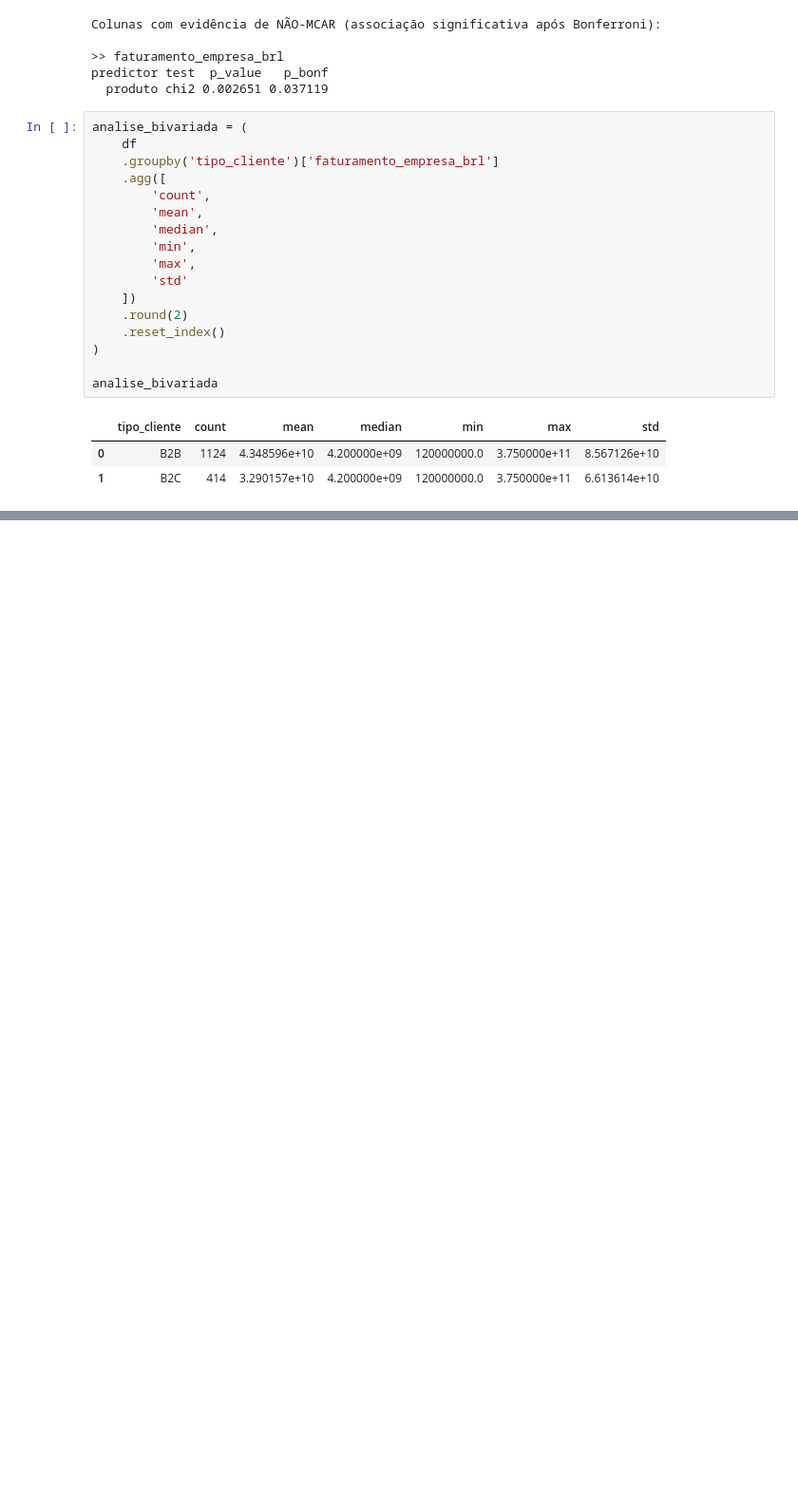
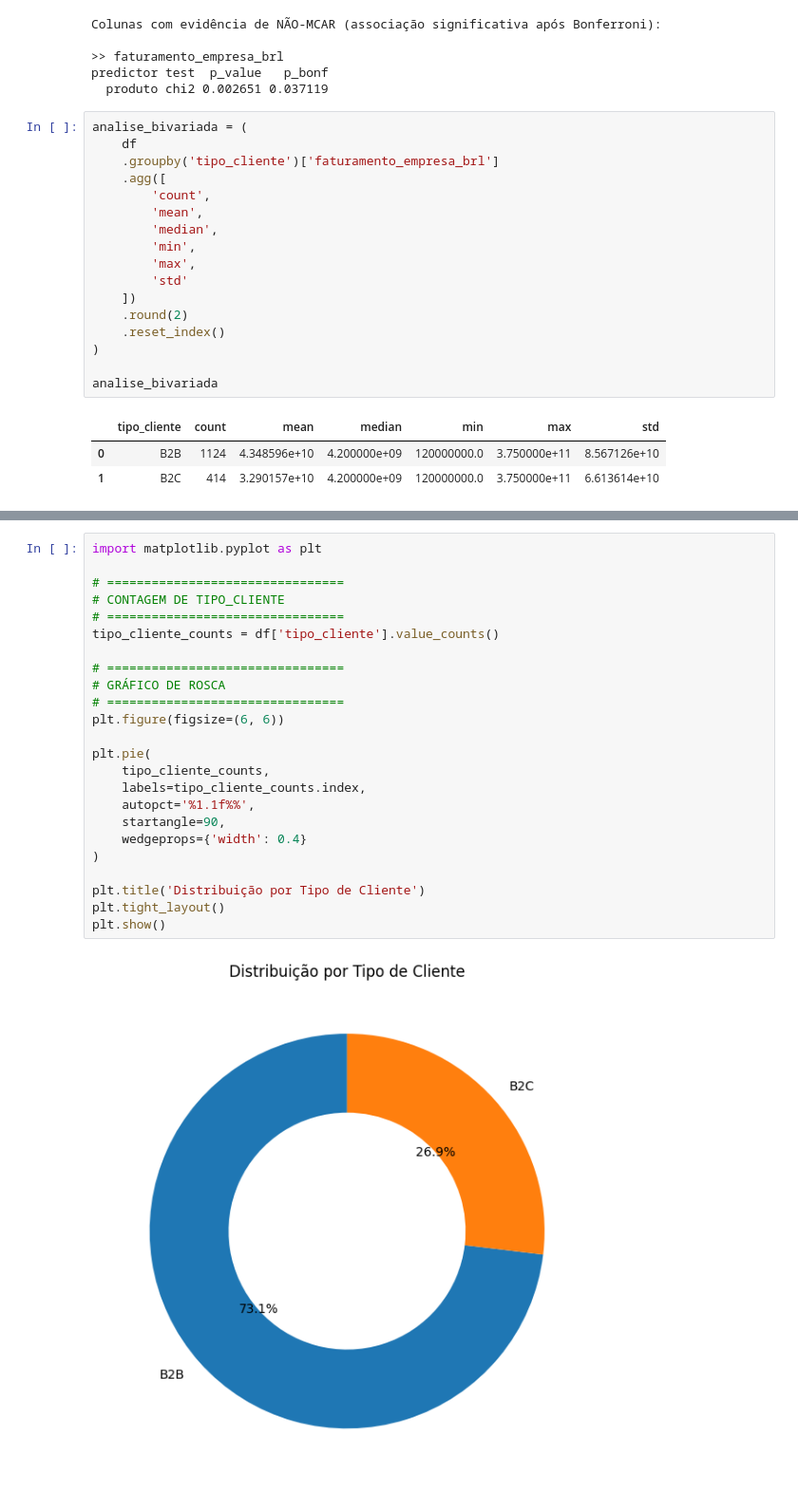
Before and after one commit to joaobaungartner/goncalves-repo-extra, a Jupyter notebook: base01/recomecando.ipynb, the cells around one changed output, grey strips where cells are left out. Shown at 95% size. Drawn from its saved outputs; the diff is of its cells as text; blank space fills up the shorter version.

```diff
--- a/base01/recomecando.ipynb
+++ b/base01/recomecando.ipynb
@@ -1541,0 +1507,26 @@ plt.show()
+# %%
+import matplotlib.pyplot as plt
+
+# ================================
+# CONTAGEM DE TIPO_CLIENTE
+# ================================
+tipo_cliente_counts = df['tipo_cliente'].value_counts()
+
+# ================================
+# GRÁFICO DE ROSCA
+# ================================
+plt.figure(figsize=(6, 6))
+
+plt.pie(
+    tipo_cliente_counts,
+    labels=tipo_cliente_counts.index,
+    autopct='%1.1f%%',
+    startangle=90,
+    wedgeprops={'width': 0.4}
+)
+
+plt.title('Distribuição por Tipo de Cliente')
+plt.tight_layout()
+plt.show()
+# %% [output]
+[figure, added]
```
Also changed, not shown: parts of 12 cells of this notebook, 2 other files.
